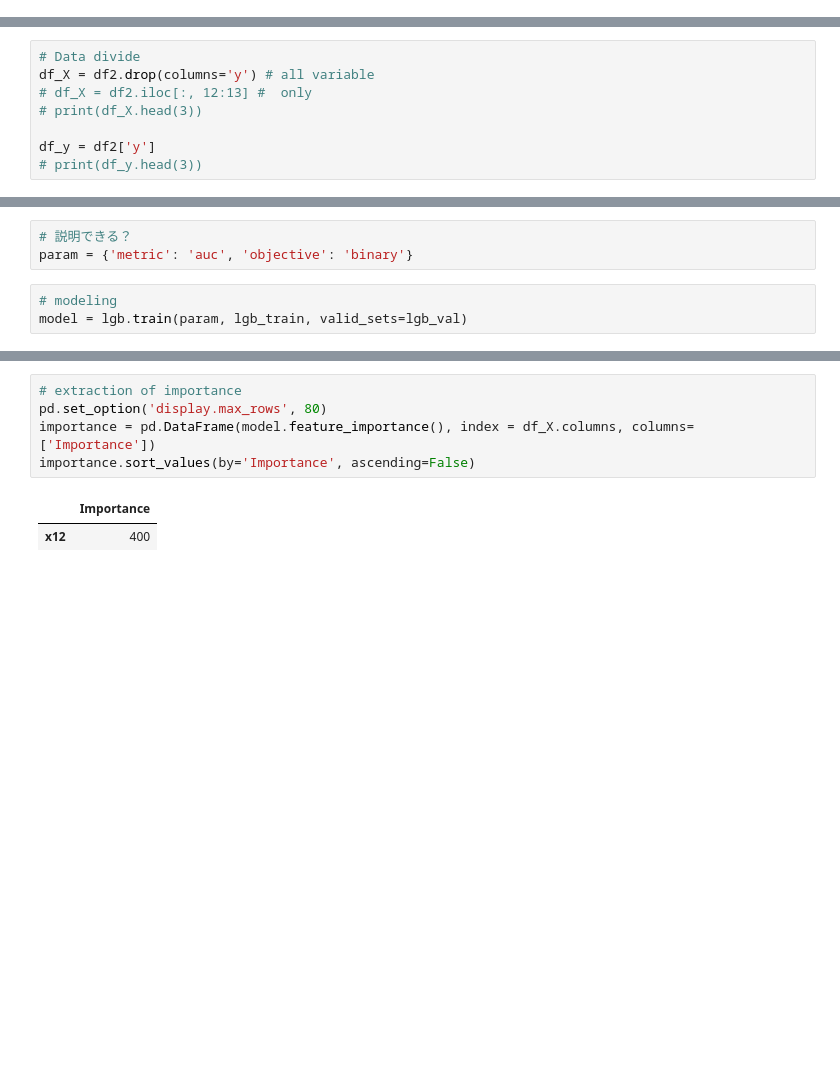
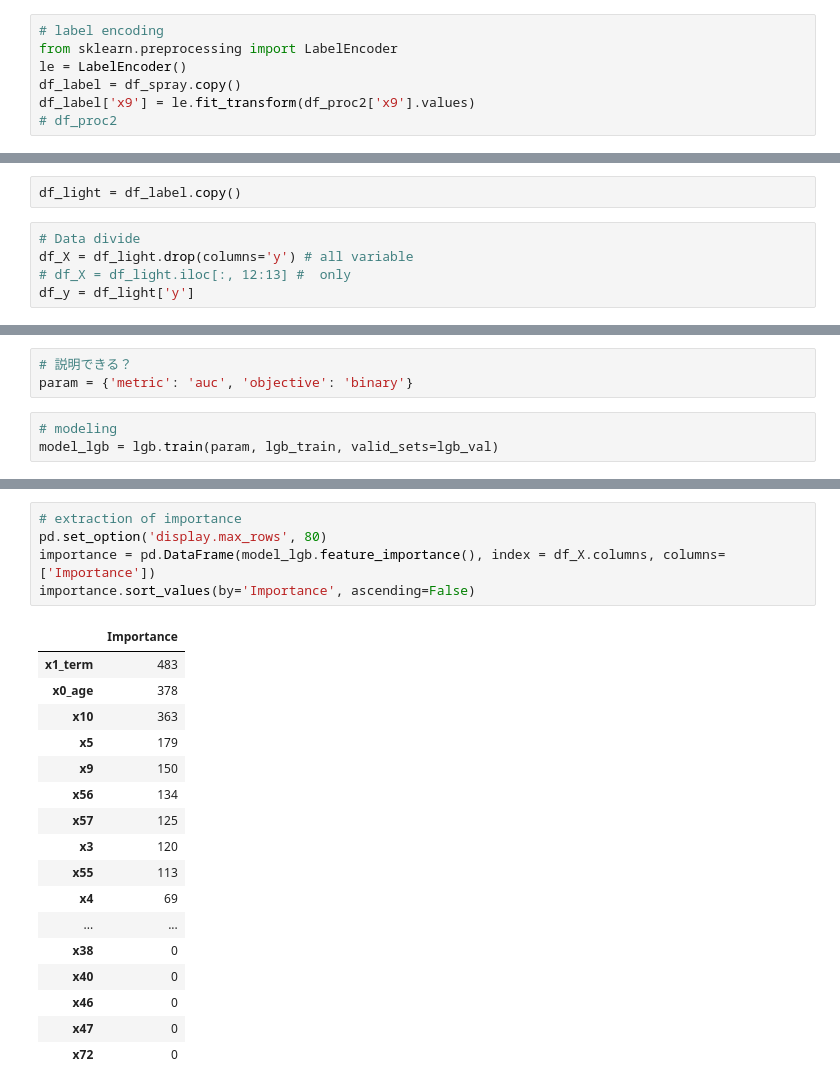
Before and after one commit to tk-tatsuro/data-science, a Jupyter notebook: bainary_classification/binary_classification.ipynb, the cells around one changed output, grey strips where cells are left out. Drawn from its saved outputs; the diff is of its cells as text; blank space fills up the shorter version.

```diff
--- a/bainary_classification/binary_classification.ipynb
+++ b/bainary_classification/binary_classification.ipynb
@@ -1041,0 +2525,7 @@ select_cols.sort_values('corr_y', ascending=False)
+# %%
+# label encoding
+from sklearn.preprocessing import LabelEncoder
+le = LabelEncoder()
+df_label = df_spray.copy()
+df_label['x9'] = le.fit_transform(df_proc2['x9'].values)
+# df_proc2
@@ -1138,8 +2753,7 @@ df = pd.get_dummies(df.drop(columns=['x71']), drop_first=True) # dummy_na=True
+# %%
+df_light = df_label.copy()
 # %%
 # Data divide
-df_X = df2.drop(columns='y') # all variable
-# df_X = df2.iloc[:, 12:13] #  only
-# print(df_X.head(3))
-
-df_y = df2['y']
-# print(df_y.head(3))
+df_X = df_light.drop(columns='y') # all variable
+# df_X = df_light.iloc[:, 12:13] #  only
+df_y = df_light['y']
@@ -1162,6 +2771,6 @@ lgb_val = lgb.Dataset(X_val, y_val)
 param = {'metric': 'auc', 'objective': 'binary'}
 # %%
 # modeling
-model = lgb.train(param, lgb_train, valid_sets=lgb_val)
+model_lgb = lgb.train(param, lgb_train, valid_sets=lgb_val)
 # %% [output]
 [LightGBM] [Info] Number of positive: 1601, number of negative: 31999
@@ -1228,9 +2826,24 @@ plt.grid()
 # %%
 # extraction of importance
 pd.set_option('display.max_rows', 80)
-importance = pd.DataFrame(model.feature_importance(), index = df_X.columns, columns=['Importance'])
+importance = pd.DataFrame(model_lgb.feature_importance(), index = df_X.columns, columns=['Importance'])
 importance.sort_values(by='Importance', ascending=False)
 # %% [output]
 |  | Importance |
-| x12 | 400 |
+| x1_term | 483 |
+| x0_age | 378 |
+| x10 | 363 |
+| x5 | 179 |
+| x9 | 150 |
+| x56 | 134 |
+| x57 | 125 |
+| x3 | 120 |
+| x55 | 113 |
+| x4 | 69 |
+| ... | ... |
+| x38 | 0 |
+| x40 | 0 |
+| x46 | 0 |
+| x47 | 0 |
+| x72 | 0 |
 # %%
```
Also changed, not shown: parts of 198 cells of this notebook.
